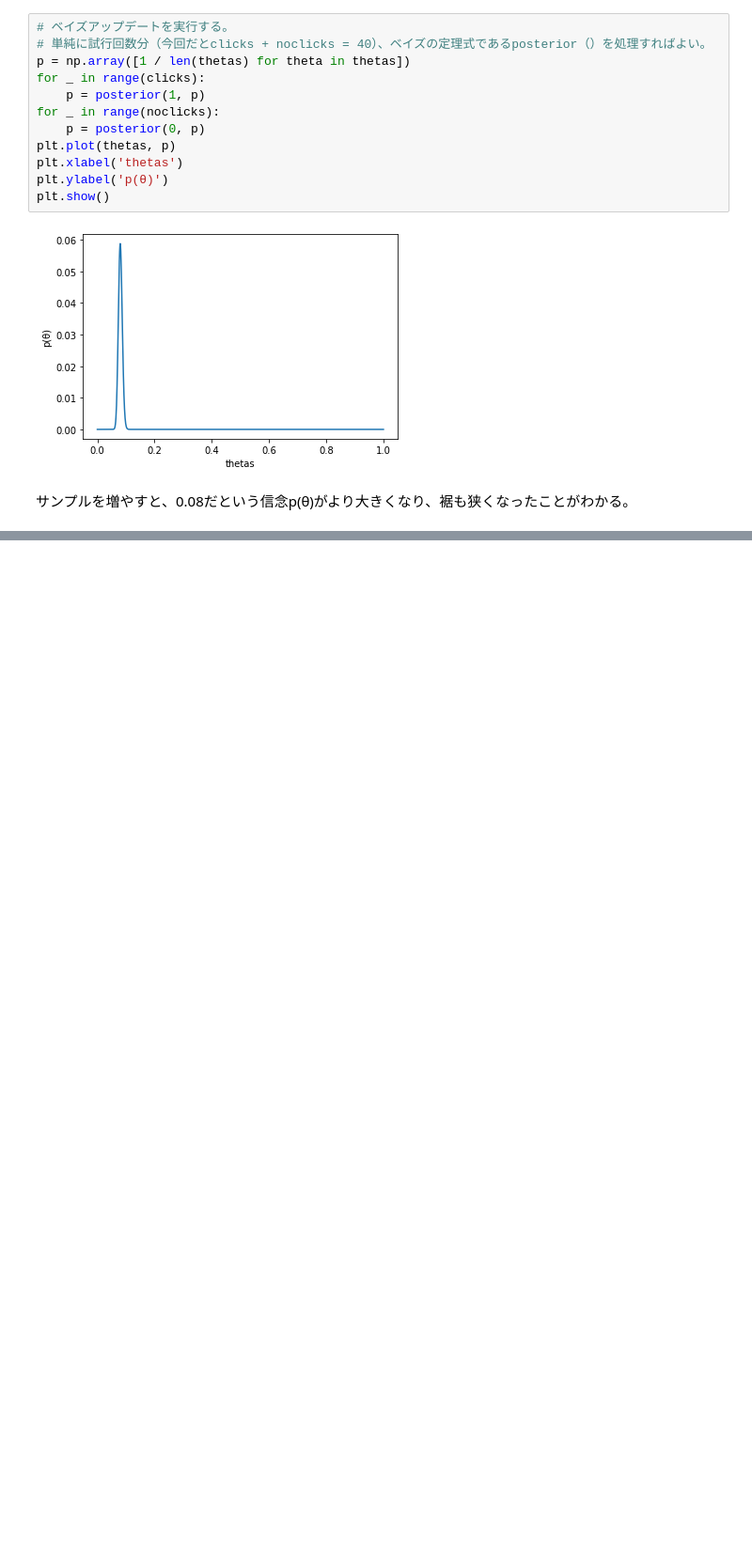
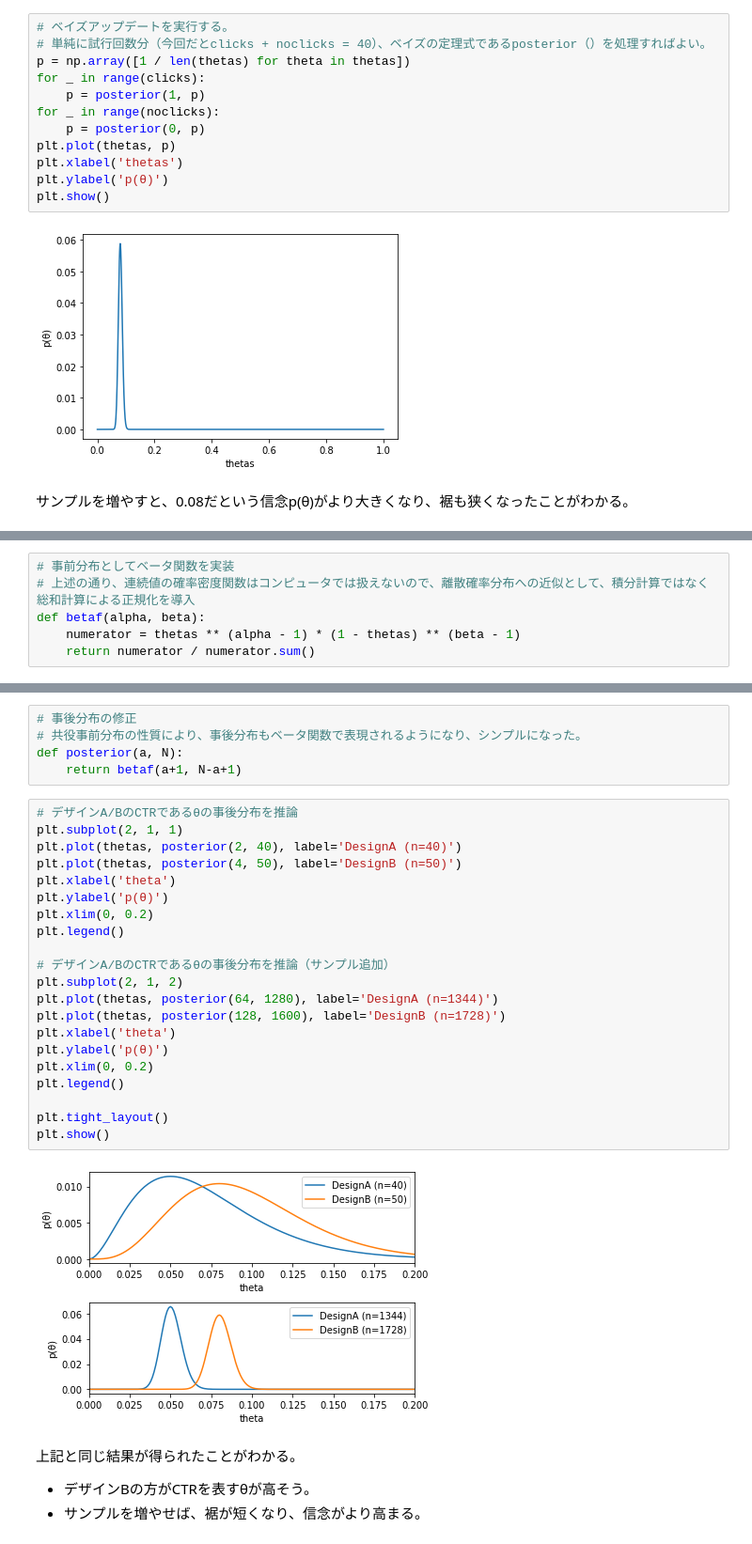
Before and after one commit to ikki02/Python, a Jupyter notebook: DataScience/web_optimization_ml/ベイズアップデート.ipynb, the cells around one changed output, grey strips where cells are left out. Shown at 94% size. Cells and saved outputs as stored; diff of their text form; blank space fills up the shorter version.

```diff
--- a/DataScience/web_optimization_ml/ベイズアップデート.ipynb
+++ b/DataScience/web_optimization_ml/ベイズアップデート.ipynb
@@ -160,0 +220,6 @@ plt.show()
+# %%
+# 事前分布としてベータ関数を実装
+# 上述の通り、連続値の確率密度関数はコンピュータでは扱えないので、離散確率分布への近似として、積分計算ではなく総和計算による正規化を導入
+def betaf(alpha, beta):
+    numerator = thetas ** (alpha - 1) * (1 - thetas) ** (beta - 1)
+    return numerator / numerator.sum()
@@ -160,0 +251,32 @@ plt.show()
+# %%
+# 事後分布の修正
+# 共役事前分布の性質により、事後分布もベータ関数で表現されるようになり、シンプルになった。
+def posterior(a, N):
+    return betaf(a+1, N-a+1)
+# %%
+# デザインA/BのCTRであるθの事後分布を推論
+plt.subplot(2, 1, 1)
+plt.plot(thetas, posterior(2, 40), label='DesignA (n=40)')
+plt.plot(thetas, posterior(4, 50), label='DesignB (n=50)')
+plt.xlabel('theta')
+plt.ylabel('p(θ)')
+plt.xlim(0, 0.2)
+plt.legend()
+
+# デザインA/BのCTRであるθの事後分布を推論（サンプル追加）
+plt.subplot(2, 1, 2)
+plt.plot(thetas, posterior(64, 1280), label='DesignA (n=1344)')
+plt.plot(thetas, posterior(128, 1600), label='DesignB (n=1728)')
+plt.xlabel('theta')
+plt.ylabel('p(θ)')
+plt.xlim(0, 0.2)
+plt.legend()
+
+plt.tight_layout()
+plt.show()
+# %% [output]
+[figure, added]
+# %% [markdown]
+上記と同じ結果が得られたことがわかる。
+- デザインBの方がCTRを表すθが高そう。
+- サンプルを増やせば、裾が短くなり、信念がより高まる。
```
Also changed, not shown: parts of 11 cells of this notebook, 1 other file.
